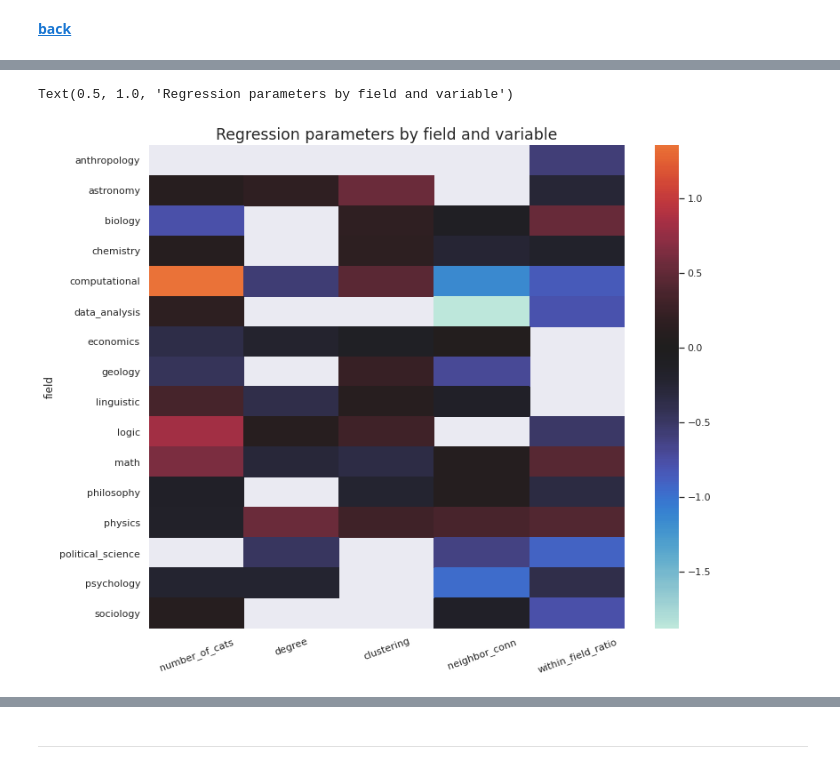
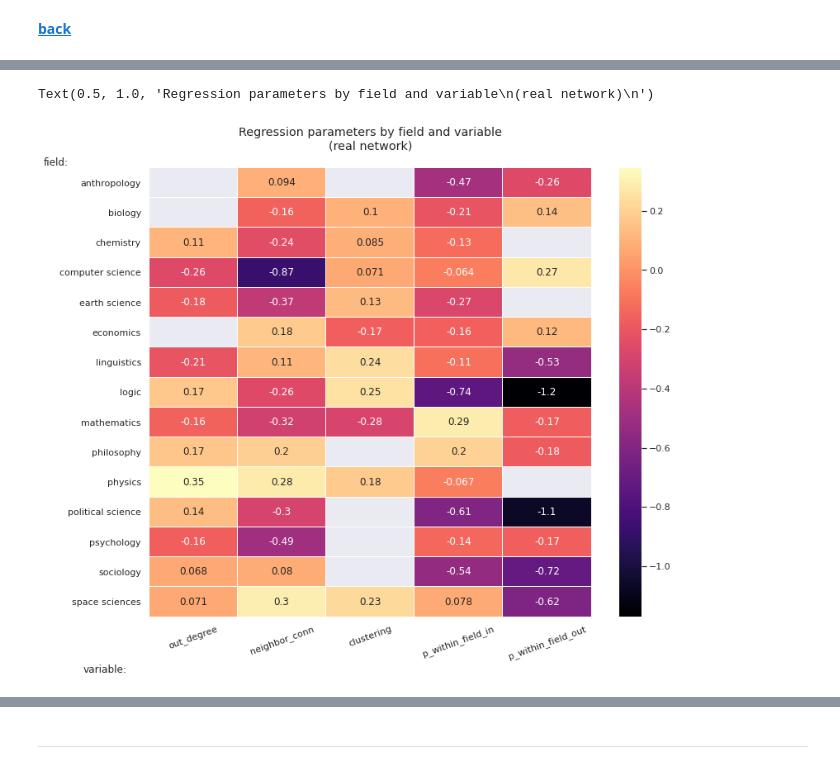
Before and after one commit to dormanh/wikipedia_hyperlinks, a Jupyter notebook: wiki.ipynb, the cells around one changed output, grey strips where cells are left out. Saved outputs shown, nothing was run; the diff lists cells and outputs as text; code cells hidden in the pictures.

```diff
--- a/wiki.ipynb
+++ b/wiki.ipynb
@@ -633,0 +802,12 @@ def logit_model(dep, indep):
+# %%
+reg_df = (
+    filtered.drop_duplicates(["node", "field"])
+    .groupby("node")
+    .mean()
+    .assign(
+        p_within_field_in=lambda df: df["within_field_in_degree"] / df["in_degree"],
+        p_within_field_out=lambda df: df["within_field_out_degree"] / df["out_degree"],
+    )
+    .fillna(0)
+    .drop(["in_degree", "within_field_out_degree", "within_field_in_degree"], axis=1)
+)
@@ -633,0 +816,6 @@ def logit_model(dep, indep):
+# %%
+X = pd.DataFrame(
+    StandardScaler().fit_transform(reg_df), columns=reg_df.columns, index=reg_df.index,
+).assign(const=1)
+# %%
+reg_metrics = {}
@@ -634,16 +849,4 @@ def logit_model(dep, indep):
 # %%
 all_results = pd.concat(
-    [
-        logit_model(
-            field,
-            [
-                "number_of_cats",
-                "degree",
-                "clustering",
-                "neighbor_conn",
-                "within_field_ratio",
-            ],
-        ).assign(field=field)
-        for field in field_df.index
-    ]
+    [logit_model(field) for field in fields["field"]]
 )
@@ -659,7 +885,11 @@ field_coeff_matrix = (
 # %%
-sns.heatmap(field_coeff_matrix, center=0)
+sns.heatmap(field_coeff_matrix, cmap="magma", annot=True, linewidth=0.01)
 plt.xticks(rotation=20)
-plt.title("Regression parameters by field and variable", fontsize="x-large")
+plt.ylabel("field:", rotation=0, position=(0, 1))
+plt.xlabel("variable:", position=(-0.1, 0))
+plt.title(
+    "Regression parameters by field and variable\n(real network)\n", fontsize="large",
+)
 # %% [output]
-Text(0.5, 1.0, 'Regression parameters by field and variable')
+Text(0.5, 1.0, 'Regression parameters by field and variable\n(real network)\n')
-[figure, old version]
+[figure, new version]
```
Also changed, not shown: parts of 151 cells of this notebook, 1 other file.
